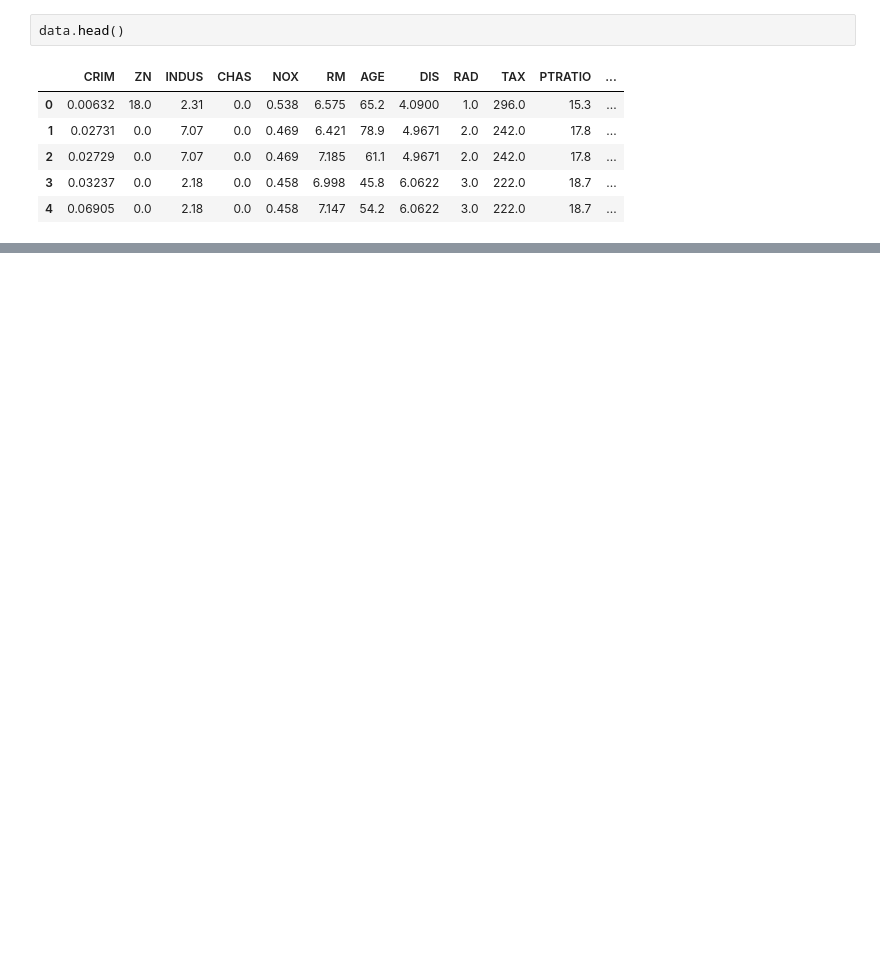
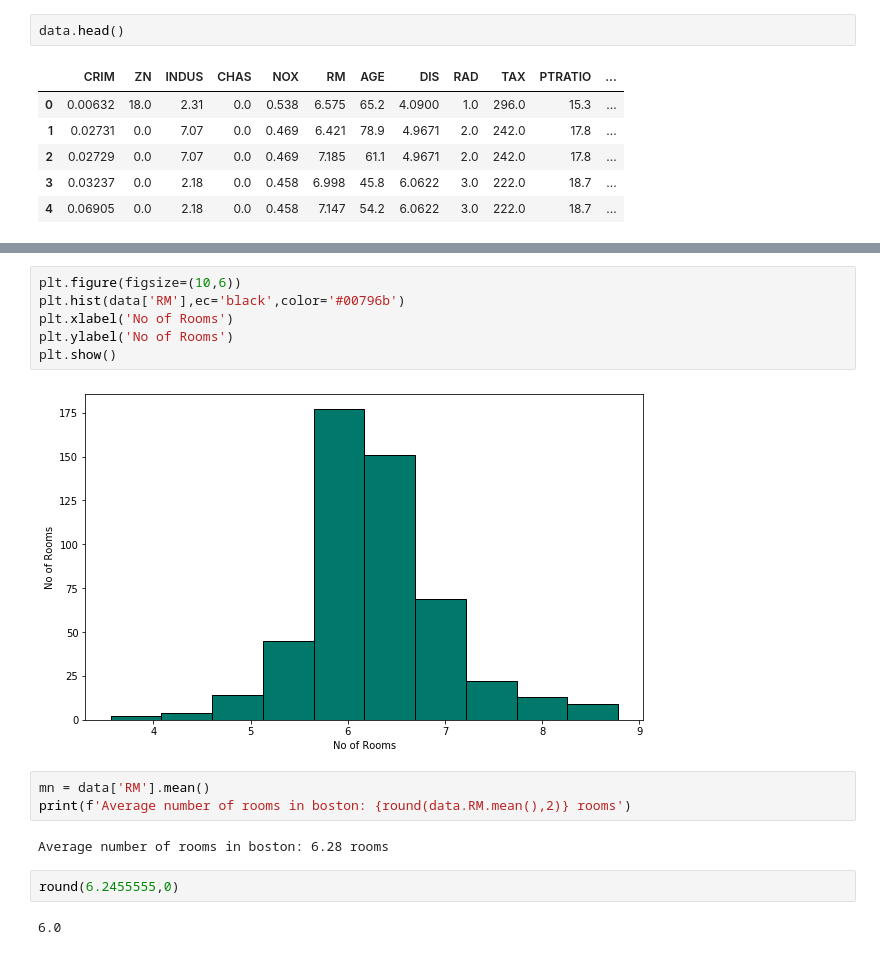
Before and after one commit to gagan1304/BostonHouse, a Jupyter notebook: Learning Boston House Model.ipynb, the cells around one changed output, grey strips where cells are left out. Drawn from its saved outputs; the diff is of its cells as text; blank space fills up the shorter version.

```diff
--- a/Learning Boston House Model.ipynb
+++ b/Learning Boston House Model.ipynb
@@ -59,0 +122,17 @@ data.head()
+# %%
+plt.figure(figsize=(10,6))
+plt.hist(data['RM'],ec='black',color='#00796b')
+plt.xlabel('No of Rooms')
+plt.ylabel('No of Rooms')
+plt.show()
+# %% [output]
+[figure, added]
+# %%
+mn = data['RM'].mean()
+print(f'Average number of rooms in boston: {round(data.RM.mean(),2)} rooms')
+# %% [output]
+Average number of rooms in boston: 6.28 rooms
+# %%
+round(6.2455555,0)
+# %% [output]
+6.0
```
Also changed, not shown: parts of 27 cells of this notebook.
